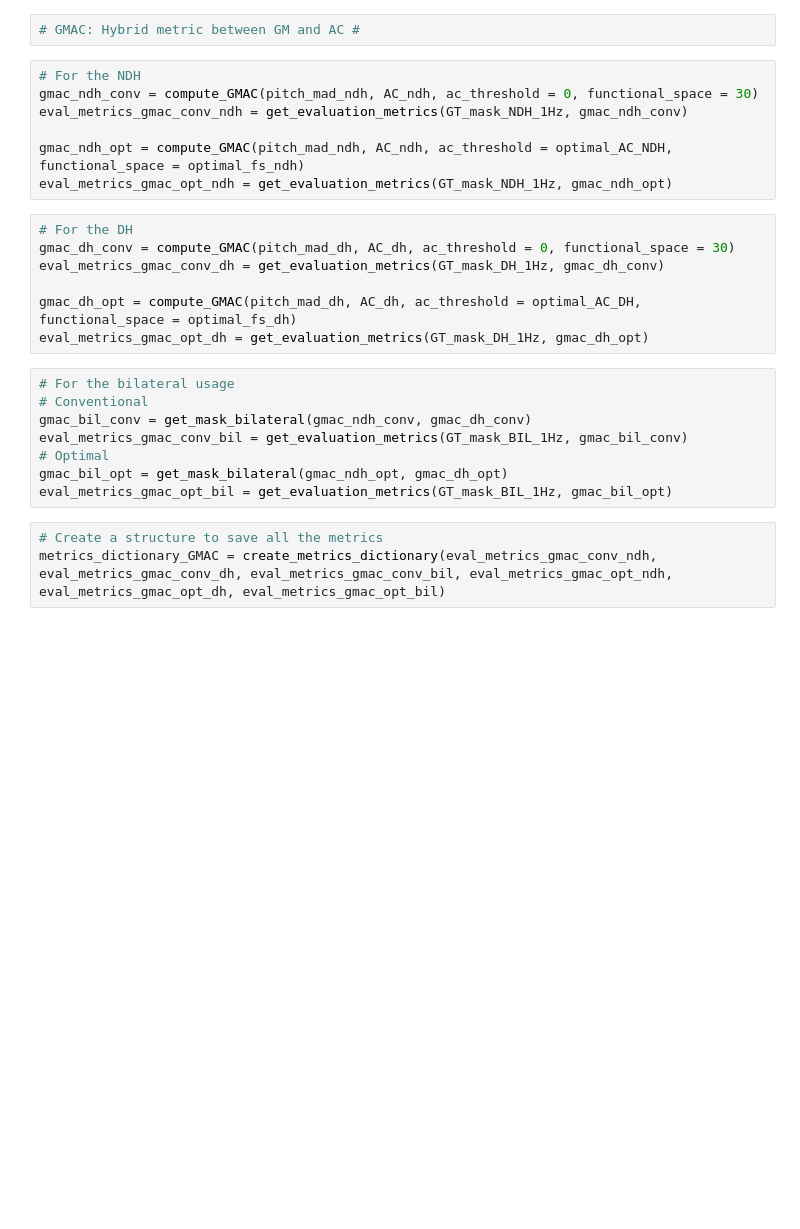
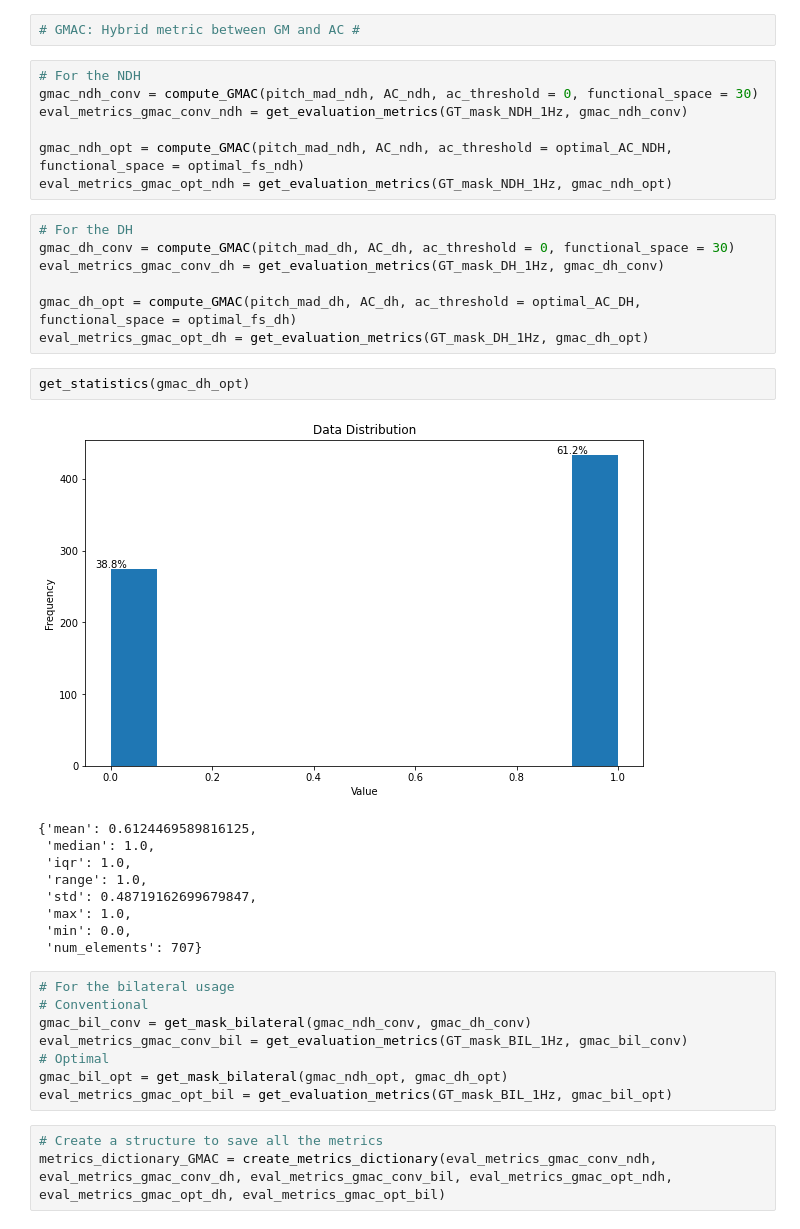
Before and after one commit to gloorli/ul-movement-tracking, a Jupyter notebook: individual_analysis_gm.ipynb, the cells around one changed output. Cells and saved outputs as stored; diff of their text form; blank space fills up the shorter version.

```diff
--- a/individual_analysis_gm.ipynb
+++ b/individual_analysis_gm.ipynb
@@ -170,6 +198,18 @@ eval_metrics_gmac_conv_dh = get_evaluation_metrics(GT_mask_DH_1Hz, gmac_dh_conv)
 
 gmac_dh_opt = compute_GMAC(pitch_mad_dh, AC_dh, ac_threshold = optimal_AC_DH, functional_space = optimal_fs_dh)
 eval_metrics_gmac_opt_dh = get_evaluation_metrics(GT_mask_DH_1Hz, gmac_dh_opt)
+# %%
+get_statistics(gmac_dh_opt)
+# %% [output]
+[figure, added]
+{'mean': 0.6124469589816125,
+ 'median': 1.0,
+ 'iqr': 1.0,
+ 'range': 1.0,
+ 'std': 0.48719162699679847,
+ 'max': 1.0,
+ 'min': 0.0,
+ 'num_elements': 707}
 # %%
 # For the bilateral usage
 # Conventional
```
Also changed, not shown: parts of 10 cells of this notebook, 2 other files.
